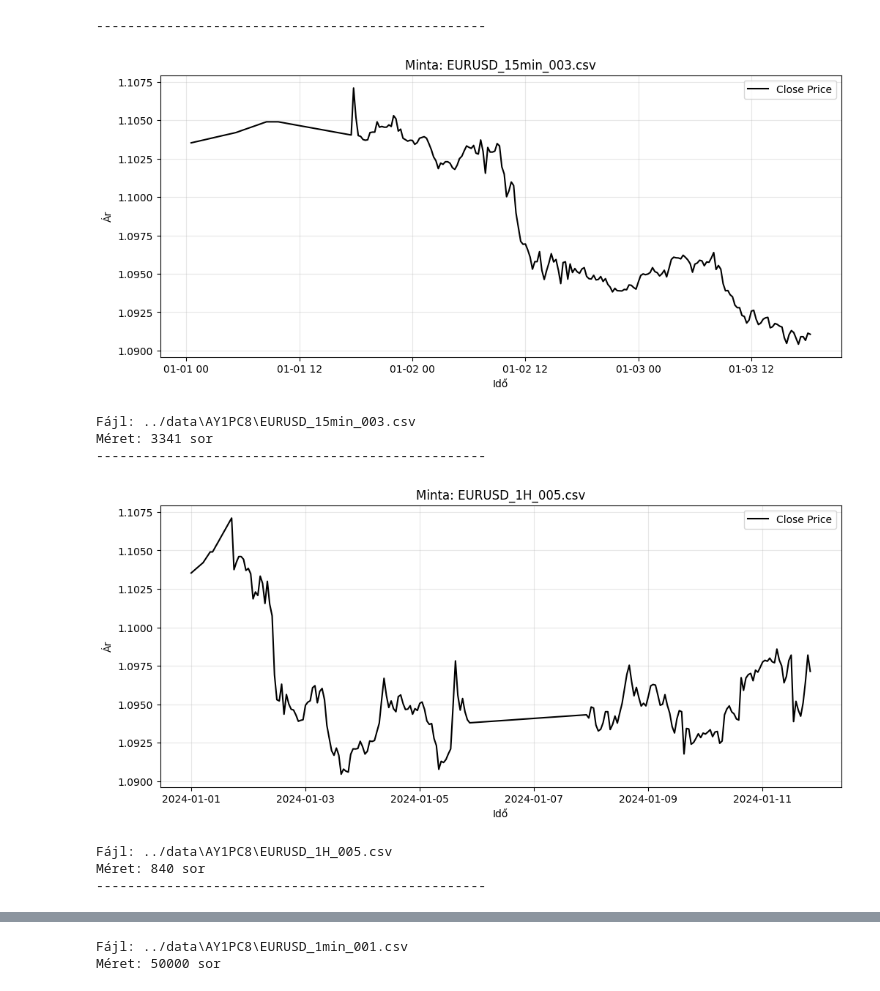
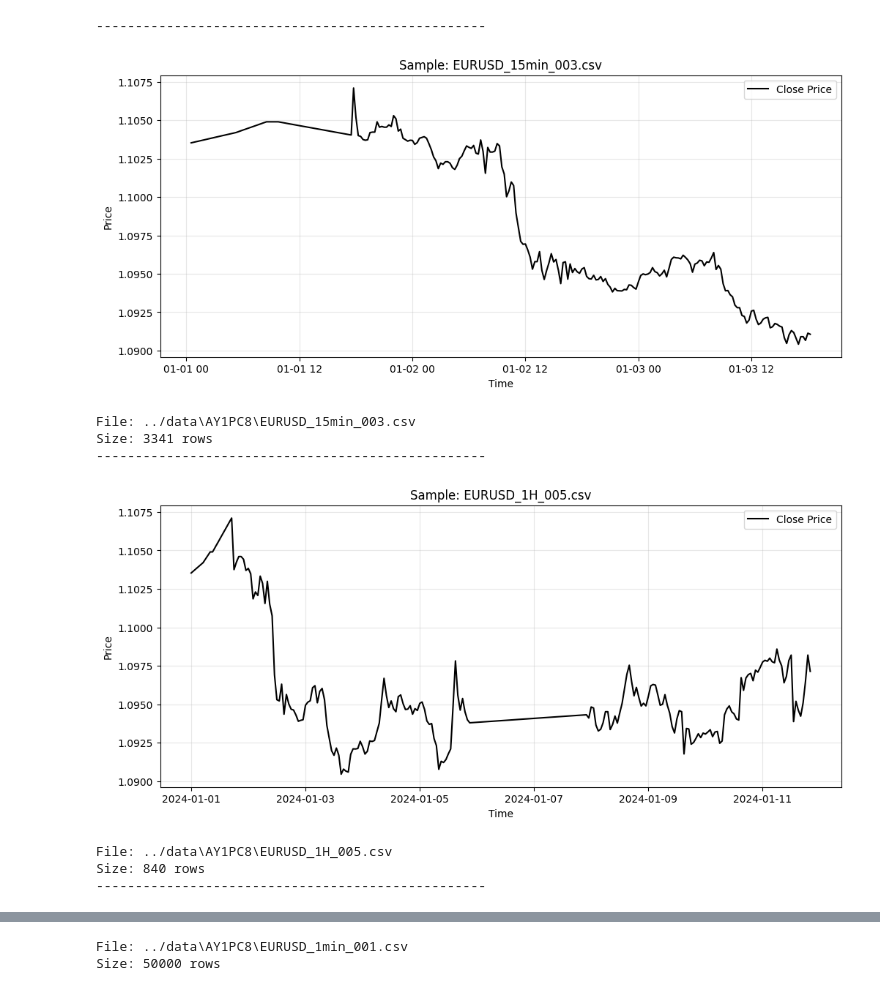
Before and after one commit to sutheo17/vitmma19-bull-flag-detector, a Jupyter notebook: notebook/01-data-exploration.ipynb, the cells around one changed output, grey strips where cells are left out. Cells and saved outputs as stored; diff of their text form; code cells hidden in the pictures.

```diff
--- a/notebook/01-data-exploration.ipynb
+++ b/notebook/01-data-exploration.ipynb
@@ -83,8 +38,8 @@ Méret: 50000 sor
 # %%
 def robust_parse_dates(df):
     """
-    Javított dátumfelismerés DataFrame oszlopra.
-    Kezeli a Unix timestamp-et (s/ms) és string dátumokat is.
+    Robust date parsing for a DataFrame column.
+    Handles both Unix timestamps (s/ms) and string dates.
     """
     col_map = {c.lower(): c for c in df.columns}
     ts_col = col_map.get('timestamp') or col_map.get('time') or col_map.get('date')
@@ -92,64 +47,64 @@ def robust_parse_dates(df):
     if not ts_col:
         return df
 
-    # Próbáljuk meg numerikussá alakítani
+    # Attempt to convert to numeric
     temp_col = pd.to_numeric(df[ts_col], errors='coerce')
 
-    # Ha a többség szám (Unix timestamp)
+    # If the majority are numbers (Unix timestamp)
     if temp_col.notna().sum() > len(df) * 0.8:
         temp_col = temp_col.ffill().bfill()
         first_val = temp_col.iloc[0]
 
-        # > 3e10 (kb 1971-es év másodpercben) -> valószínűleg ms
+        # > 3e10 (approx. year 1971 in seconds) -> likely ms
         if first_val > 3e10:
             df[ts_col] = pd.to_datetime(temp_col, unit='ms')
         else:
             df[ts_col] = pd.to_datetime(temp_col, unit='s')
     else:
         df[ts_col] = pd.to_datetime(df[ts_col], errors='coerce')
 
     df = df.set_index(ts_col).sort_index()
     return df
 
 def plot_sample(file_path):
-    """Betölt egy CSV-t és kirajzolja az első 200 gyertyát."""
+    """Loads a CSV and plots the first 200 candles."""
     try:
         df = pd.read_csv(file_path)
-        # Oszlopnevek egységesítése
+        # Standardize column names
         df.columns = [c.capitalize() for c in df.columns]
 
-        # --- JAVÍTOTT RÉSZ ---
+        # --- IMPROVED PART ---
         df = robust_parse_dates(df)
         # ---------------------
 
         plt.figure(figsize=(12, 5))
-        # Ellenőrzés, hogy van-e adat
+        # Check if there is data
         if len(df) > 0:
             cols_to_plot = 'Close' if 'Close' in df.columns else df.columns[0]
             plt.plot(df.index[:200], df[cols_to_plot][:200], label='Close Price', color='black')
 
-        plt.title(f"Minta: {os.path.basename(file_path)}")
-        plt.xlabel("Idő")
-        plt.ylabel("Ár")
+        plt.title(f"Sample: {os.path.basename(file_path)}")
+        plt.xlabel("Time")
+        plt.ylabel("Price")
         plt.grid(True, alpha=0.3)
         plt.legend()
         plt.show()
-        print(f"Fájl: {file_path}")
-        print(f"Méret: {len(df)} sor")
+        print(f"File: {file_path}")
+        print(f"Size: {len(df)} rows")
     except Exception as e:
-        print(f"Hiba a {file_path} betöltésekor: {e}")
+        print(f"Error loading {file_path}: {e}")
 
-# Minta kirajzolása az első 3 talált fájlból
+# Plot samples from the first 3 found files
 for f in csv_files[:3]:
     print("-" * 50)
     plot_sample(f)
 # %% [output]
 --------------------------------------------------
-[figure, old version]
+[figure, new version]
-Fájl: ../data\AY1PC8\EURUSD_15min_003.csv
-Méret: 3341 sor
+File: ../data\AY1PC8\EURUSD_15min_003.csv
+Size: 3341 rows
 --------------------------------------------------
-[figure, old version]
+[figure, new version]
-Fájl: ../data\AY1PC8\EURUSD_1H_005.csv
-Méret: 840 sor
+File: ../data\AY1PC8\EURUSD_1H_005.csv
+Size: 840 rows
 --------------------------------------------------
@@ -157,5 +112,5 @@ Méret: 840 sor
-Fájl: ../data\AY1PC8\EURUSD_1min_001.csv
-Méret: 50000 sor
+File: ../data\AY1PC8\EURUSD_1min_001.csv
+Size: 50000 rows
 # %%
 def parse_annotation_time(time_val):
     """
```
Also changed, not shown: parts of 5 cells of this notebook, 3 other files.
